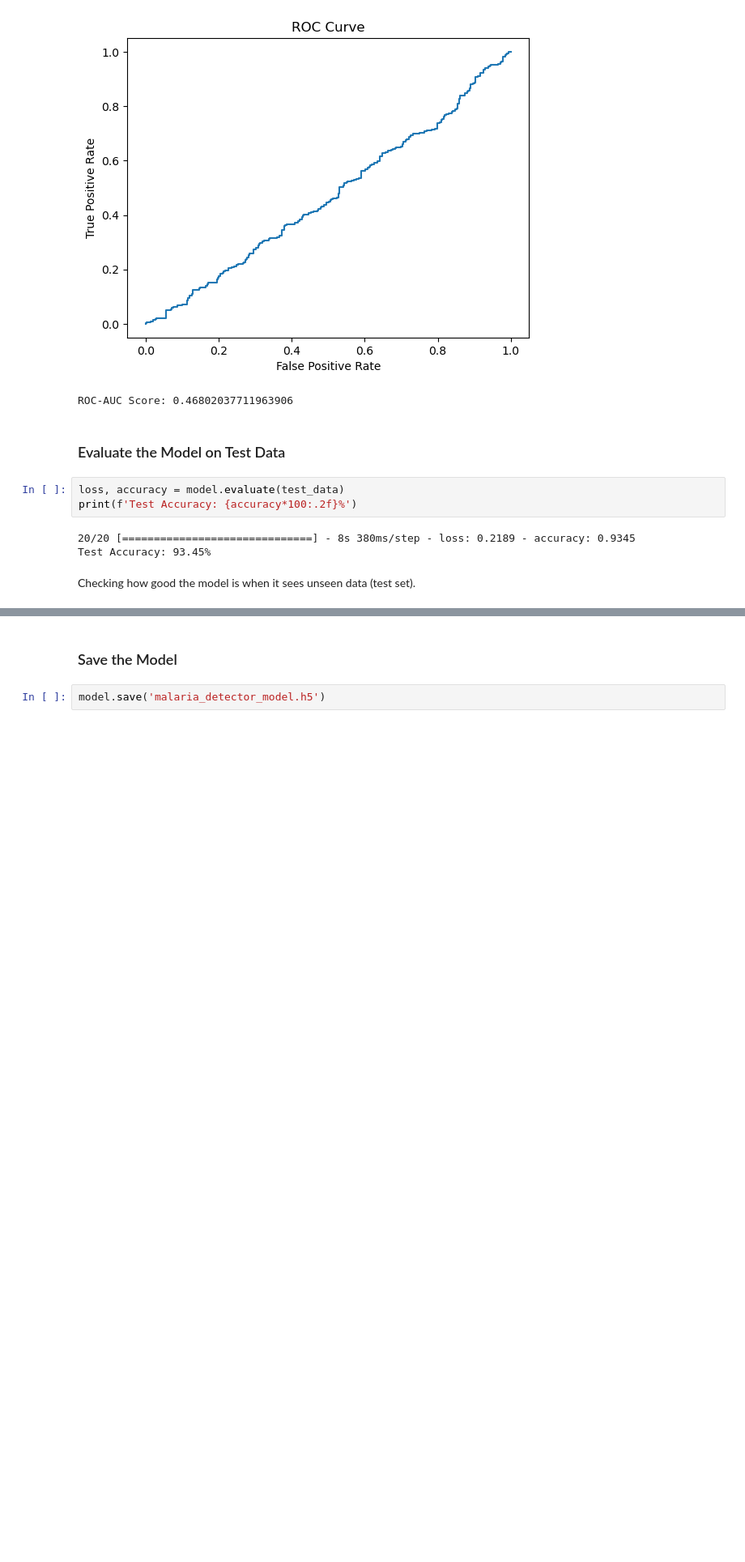
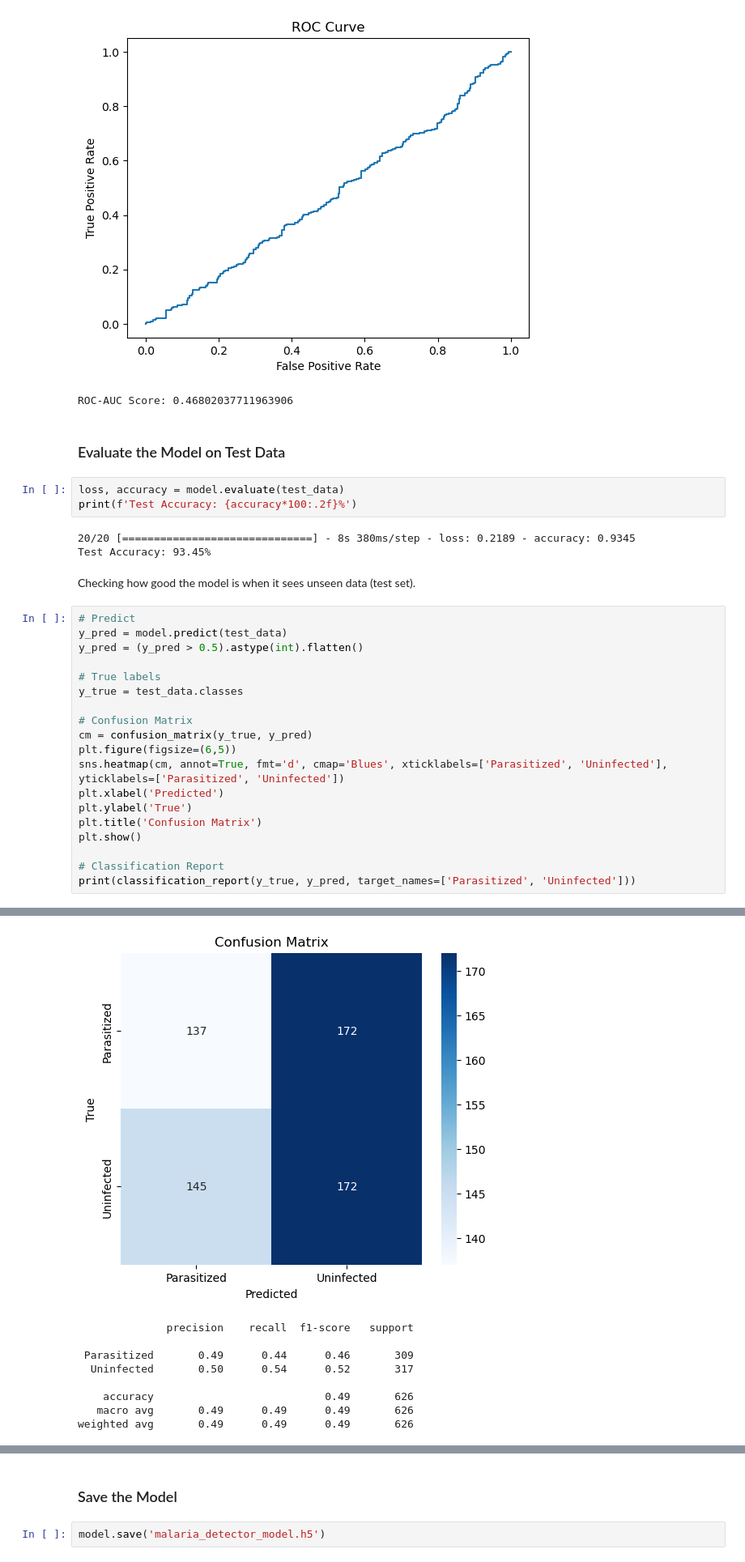
Before and after one commit to randellmwania/malaria-detection-Image-classification, a Jupyter notebook: malaria_detection_cnn.ipynb, the cells around one changed output, grey strips where cells are left out. Shown at 81% size. Drawn from its saved outputs; the diff is of its cells as text; blank space fills up the shorter version.

```diff
--- a/malaria_detection_cnn.ipynb
+++ b/malaria_detection_cnn.ipynb
@@ -213,3 +213,23 @@ print(f'Test Accuracy: {accuracy*100:.2f}%')
 Test Accuracy: 93.45%
 # %% [markdown]
 Checking how good the model is when it sees unseen data (test set).
+# %%
+# Predict
+y_pred = model.predict(test_data)
+y_pred = (y_pred > 0.5).astype(int).flatten()
+
+# True labels
+y_true = test_data.classes
+
+# Confusion Matrix
+cm = confusion_matrix(y_true, y_pred)
+plt.figure(figsize=(6,5))
+sns.heatmap(cm, annot=True, fmt='d', cmap='Blues', xticklabels=['Parasitized', 'Uninfected'], yticklabels=['Parasitized', 'Uninfected'])
+plt.xlabel('Predicted')
+plt.ylabel('True')
+plt.title('Confusion Matrix')
+plt.show()
+
+# Classification Report
+print(classification_report(y_true, y_pred, target_names=['Parasitized', 'Uninfected']))
+# %% [output]
@@ -215,0 +237,9 @@ Checking how good the model is when it sees unseen data (test set).
+[figure, added]
+              precision    recall  f1-score   support
+
+ Parasitized       0.49      0.44      0.46       309
+  Uninfected       0.50      0.54      0.52       317
+
+    accuracy                           0.49       626
+   macro avg       0.49      0.49      0.49       626
+weighted avg       0.49      0.49      0.49       626
```
Also changed, not shown: parts of 2 cells of this notebook.
